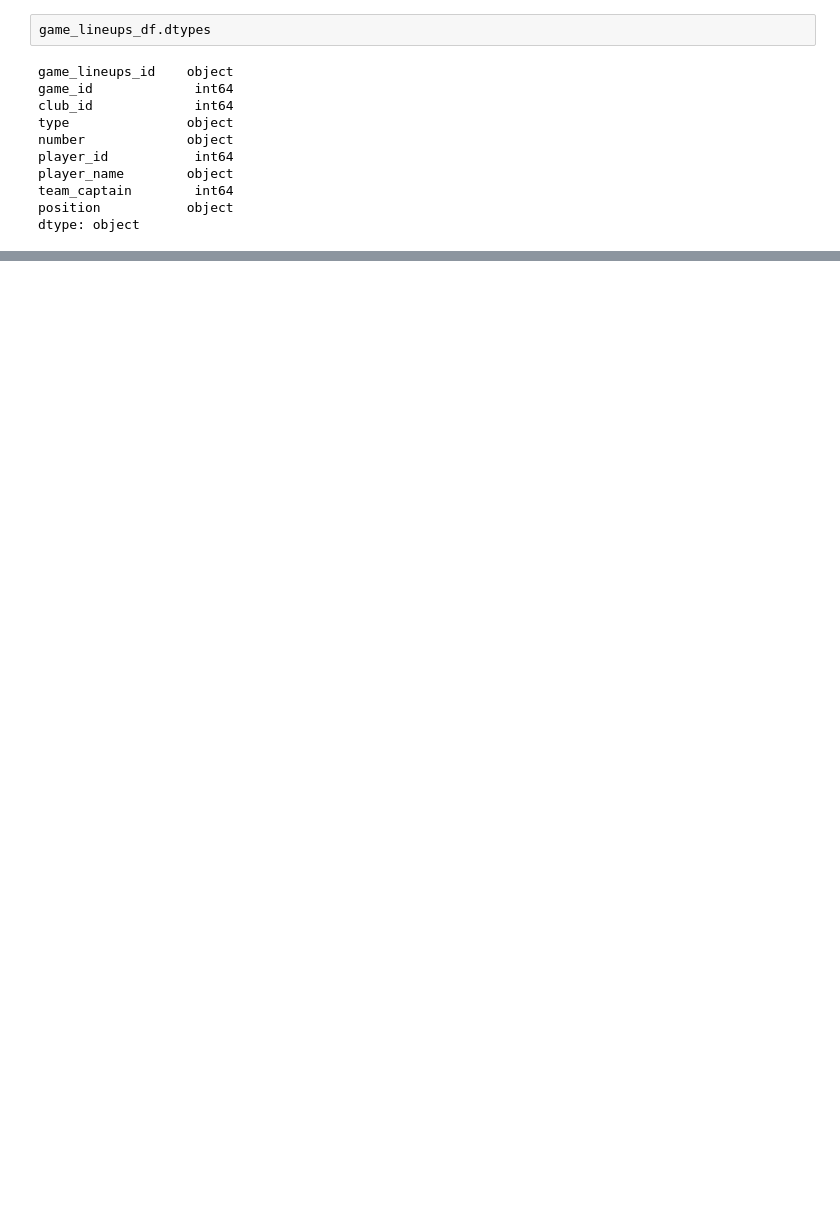
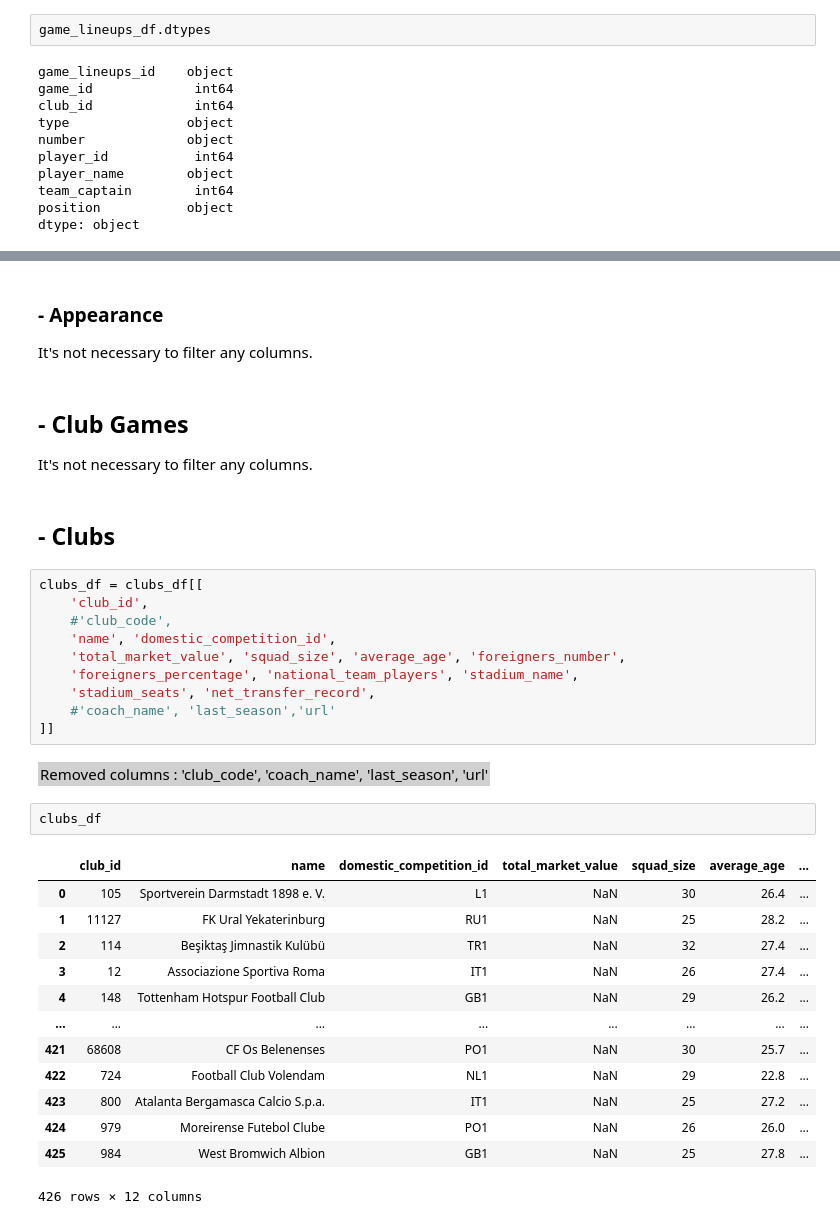
Before and after one commit to ZakAbourida/IUM-TWEB-UniTo, a Jupyter notebook: MainDirectory/Python Part/DataAnalysis.ipynb, the cells around one changed output, grey strips where cells are left out. Saved outputs shown, nothing was run; the diff lists cells and outputs as text; blank space fills up the shorter version.

```diff
--- a/MainDirectory/Python Part/DataAnalysis.ipynb
+++ b/MainDirectory/Python Part/DataAnalysis.ipynb
@@ -369,0 +511,37 @@ dtype: object
+# %% [markdown]
+### - Appearance
+It's not necessary to filter any columns.
+# %% [markdown]
+## - Club Games
+It's not necessary to filter any columns.
+# %% [markdown]
+## - Clubs
+# %%
+clubs_df = clubs_df[[
+    'club_id',
+    #'club_code',
+    'name', 'domestic_competition_id',
+    'total_market_value', 'squad_size', 'average_age', 'foreigners_number',
+    'foreigners_percentage', 'national_team_players', 'stadium_name',
+    'stadium_seats', 'net_transfer_record',
+    #'coach_name', 'last_season','url'
+]]
+# %% [markdown]
+<span style="background-color: #d0d0d0; color: black; padding: 2px;">Removed columns : 'club_code', 'coach_name', 'last_season', 'url'
+</span>
+# %%
+clubs_df
+# %% [output]
+|  | club_id | name | domestic_competition_id | total_market_value | squad_size | average_age | ... |
+| 0 | 105 | Sportverein Darmstadt 1898 e. V. | L1 | NaN | 30 | 26.4 | ... |
+| 1 | 11127 | FK Ural Yekaterinburg | RU1 | NaN | 25 | 28.2 | ... |
+| 2 | 114 | Beşiktaş Jimnastik Kulübü | TR1 | NaN | 32 | 27.4 | ... |
+| 3 | 12 | Associazione Sportiva Roma | IT1 | NaN | 26 | 27.4 | ... |
+| 4 | 148 | Tottenham Hotspur Football Club | GB1 | NaN | 29 | 26.2 | ... |
+| ... | ... | ... | ... | ... | ... | ... | ... |
+| 421 | 68608 | CF Os Belenenses | PO1 | NaN | 30 | 25.7 | ... |
+| 422 | 724 | Football Club Volendam | NL1 | NaN | 29 | 22.8 | ... |
+| 423 | 800 | Atalanta Bergamasca Calcio S.p.a. | IT1 | NaN | 25 | 27.2 | ... |
+| 424 | 979 | Moreirense Futebol Clube | PO1 | NaN | 26 | 26.0 | ... |
+| 425 | 984 | West Bromwich Albion | GB1 | NaN | 25 | 27.8 | ... |
+426 rows × 12 columns
```
Also changed, not shown: parts of 48 cells of this notebook.
